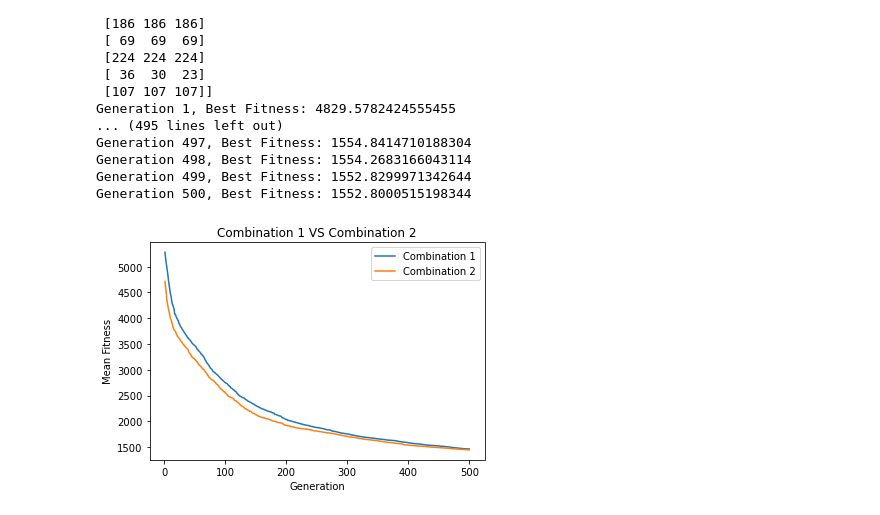
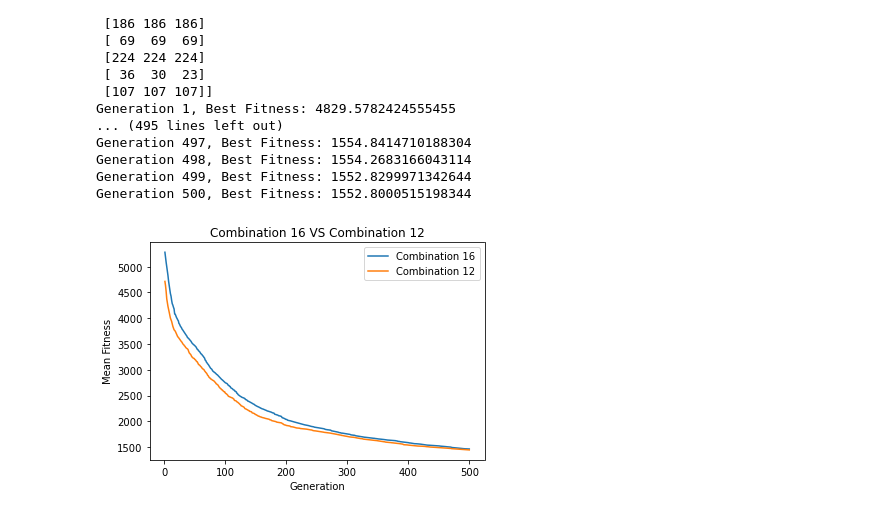
Before and after one commit to beatrizdsantosss/cifo-project, a Jupyter notebook: Main.ipynb, the cells around one changed output. Cells and saved outputs as stored; diff of their text form; code cells hidden in the pictures.

```diff
--- a/Main.ipynb
+++ b/Main.ipynb
@@ -287,7 +274,7 @@ mutation_rate = 0.01
 crossover_prob = 0.7
 elitism = True
 
-fitness_file = "fitness_values_combination1.txt"
+fitness_file = "fitness_values_combination16.txt"
 
 for run in range(2):
     print(f"Run {run + 1}")
@@ -337,7 +324,7 @@ mutation_rate = 0.01
 crossover_prob = 0.7
 elitism = True
 
-fitness_file = "fitness_values_combination2.txt"
+fitness_file = "fitness_values_combination12.txt"
 
 for run in range(1):
     print(f"Run {run + 1}")
@@ -376,32 +363,32 @@ Generation 500, Best Fitness: 1552.8000515198344
 # %%
 def process_fitness_file(filename, normalize=False):
     with open(filename, "r") as file:
         fitness_values = [float(line.strip()) for line in file]
 
     num_generations_per_run = 500
     num_runs = len(fitness_values) // num_generations_per_run
 
     fitness_values = np.array(fitness_values)
     fitness_values = fitness_values.reshape(num_runs, num_generations_per_run)
 
     if normalize:
         min_value = np.min(fitness_values)
         max_value = np.max(fitness_values)
         fitness_values = (fitness_values - min_value) / (max_value - min_value)
 
     mean_fitness_per_generation = np.mean(fitness_values, axis=0)
 
     return mean_fitness_per_generation
 
-mean_fitness_comb1 = process_fitness_file("fitness_values_combination1.txt")
-mean_fitness_comb2 = process_fitness_file("fitness_values_combination2.txt")
+mean_fitness_comb1 = process_fitness_file("fitness_values_combination16.txt")
+mean_fitness_comb2 = process_fitness_file("fitness_values_combination12.txt")
 
-plt.plot(range(1, 501), mean_fitness_comb1, label='Combination 1')
-plt.plot(range(1, 501), mean_fitness_comb2, label='Combination 2')
+plt.plot(range(1, 501), mean_fitness_comb1, label='Combination 16')
+plt.plot(range(1, 501), mean_fitness_comb2, label='Combination 12')
 plt.xlabel('Generation')
 plt.ylabel('Mean Fitness')
-plt.title('Combination 1 VS Combination 2')
+plt.title('Combination 16 VS Combination 12')
 plt.legend()
 plt.show()
 # %% [output]
-[figure, old version]
+[figure, new version]
```
Also changed, not shown: parts of 9 cells of this notebook, 9 other files.
